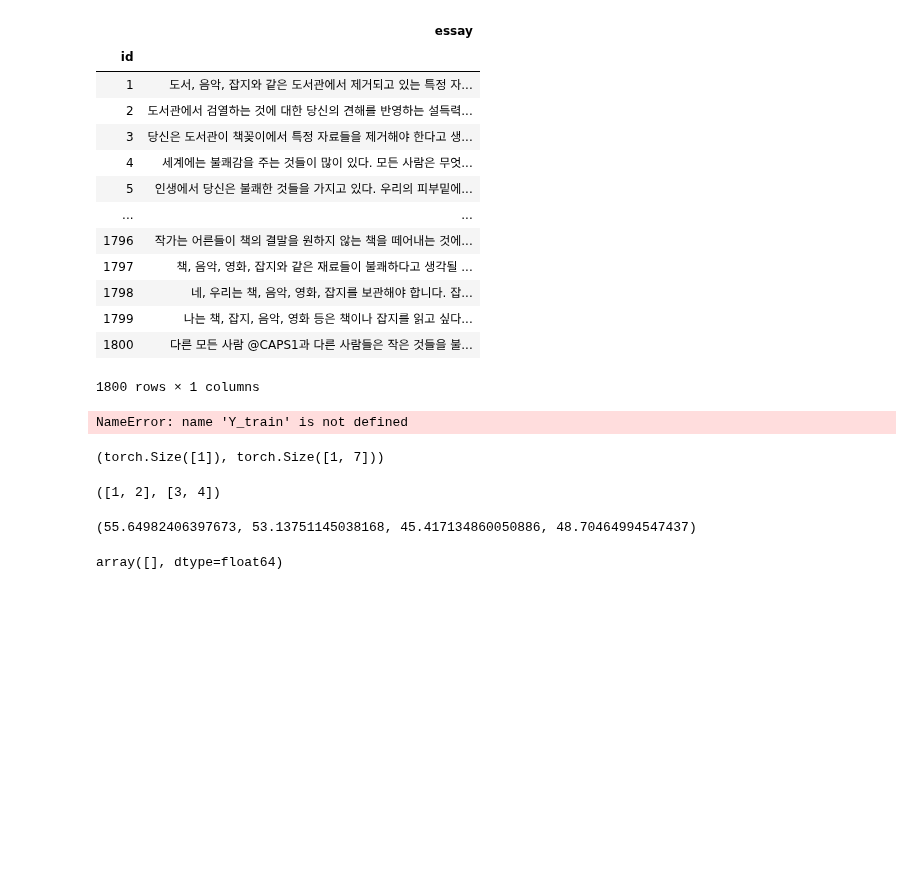
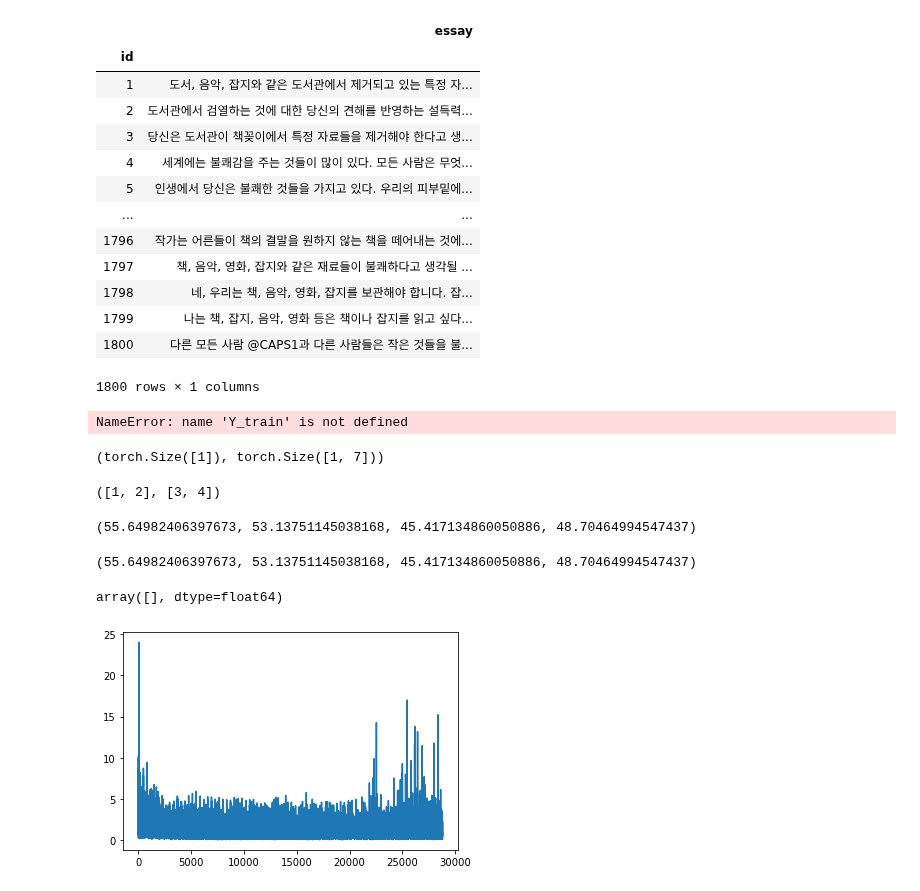
Before and after one commit to daegonYu/AutoMated-Essay-Scoring-Model-Fine-tuning-in-Korean, a Jupyter notebook: 아무거나.ipynb, the cells around one changed output. Drawn from its saved outputs; the diff is of its cells as text; code cells hidden in the pictures; blank space fills up the shorter version.

```diff
--- a/아무거나.ipynb
+++ b/아무거나.ipynb
@@ -126,6 +126,17 @@ lp.mean(), rp.mean(), pp.mean(), nop.mean()
 # 논리성 : 55.65 / 근거의 풍부함 : 53.14 / 설득력 : 45.42 / 참신성 : 48.70
 # %% [output]
 (55.64982406397673, 53.13751145038168, 45.417134860050886, 48.70464994547437)
+# %%
+import numpy as np
+
+lp = np.load('./loss_eval/essay_point_kluebert/logical.npy')
+rp = np.load('./loss_eval/essay_point_kluebert/reason.npy')
+pp = np.load('./loss_eval/essay_point_kluebert/persuasive.npy')
+nop = np.load('./loss_eval/essay_point_kluebert/novelty.npy')
+lp.mean(), rp.mean(), pp.mean(), nop.mean()
+# 논리성 : 55.65 / 근거의 풍부함 : 53.14 / 설득력 : 45.42 / 참신성 : 48.70
+# %% [output]
+(55.64982406397673, 53.13751145038168, 45.417134860050886, 48.70464994547437)
 # %%
 import torch
 from torch.utils.data import DataLoader
@@ -139,2 +150,13 @@ f.write('\n%d번째 모델, Epoch:%d, pearson:%f, qwk:%f' % (i, epoch, pearson,
 # f.write("\n'{}번째 모델, Epoch:{}, pearson:{}, qwk:{}'.format(% i, epoch, pearson, qwk)")
 f.close()
+# %%
+import numpy as np
+from matplotlib import pyplot as plt
+
+loss = np.load('./loss_eval/klue_loss{}.npy')
+
+x = range(loss.shape[0])
+plt.plot(x,loss)
+plt.show()
+# %% [output]
+[figure, added]
```
Also changed, not shown: parts of 3 cells of this notebook, 6 other files.
